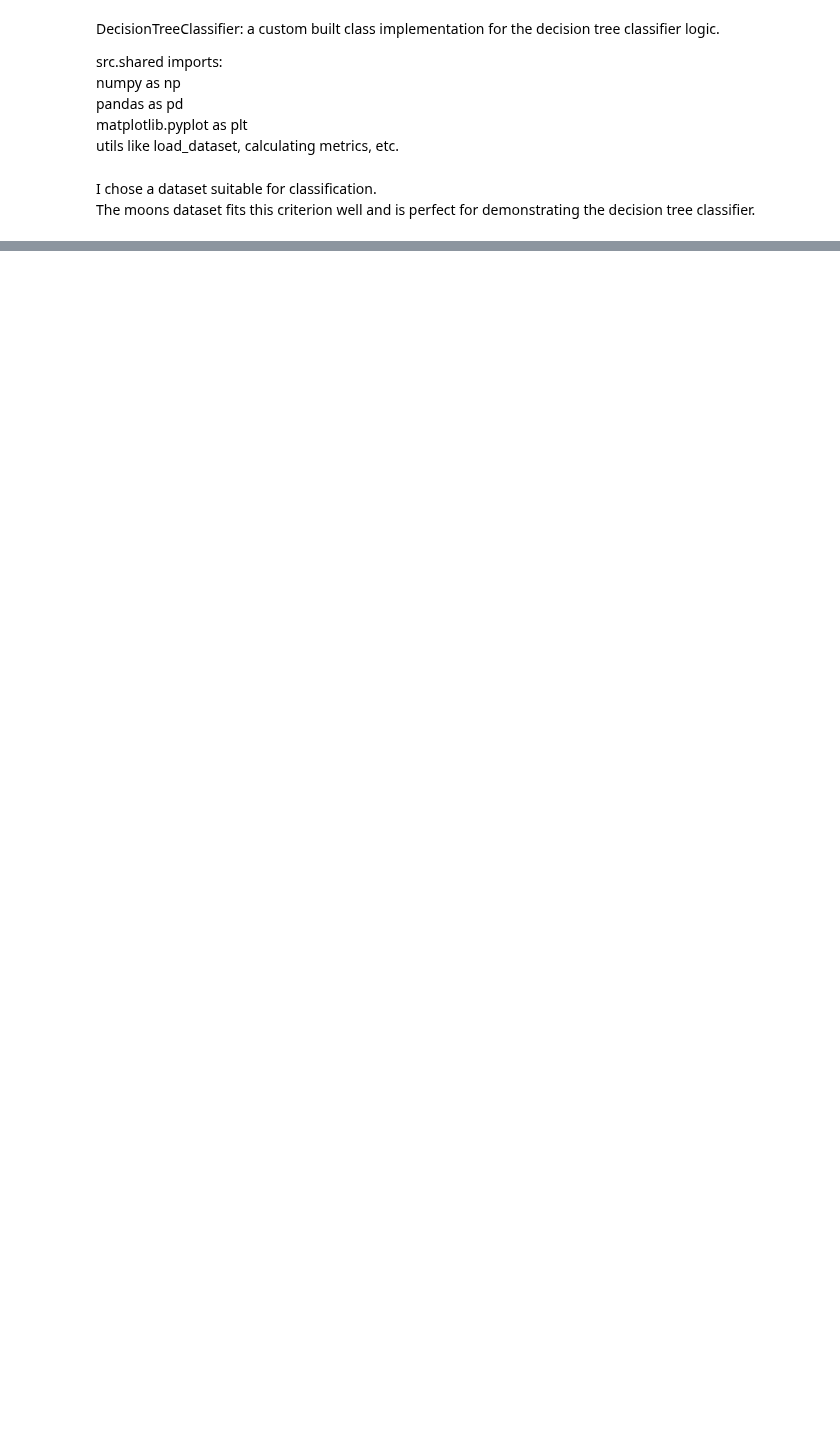
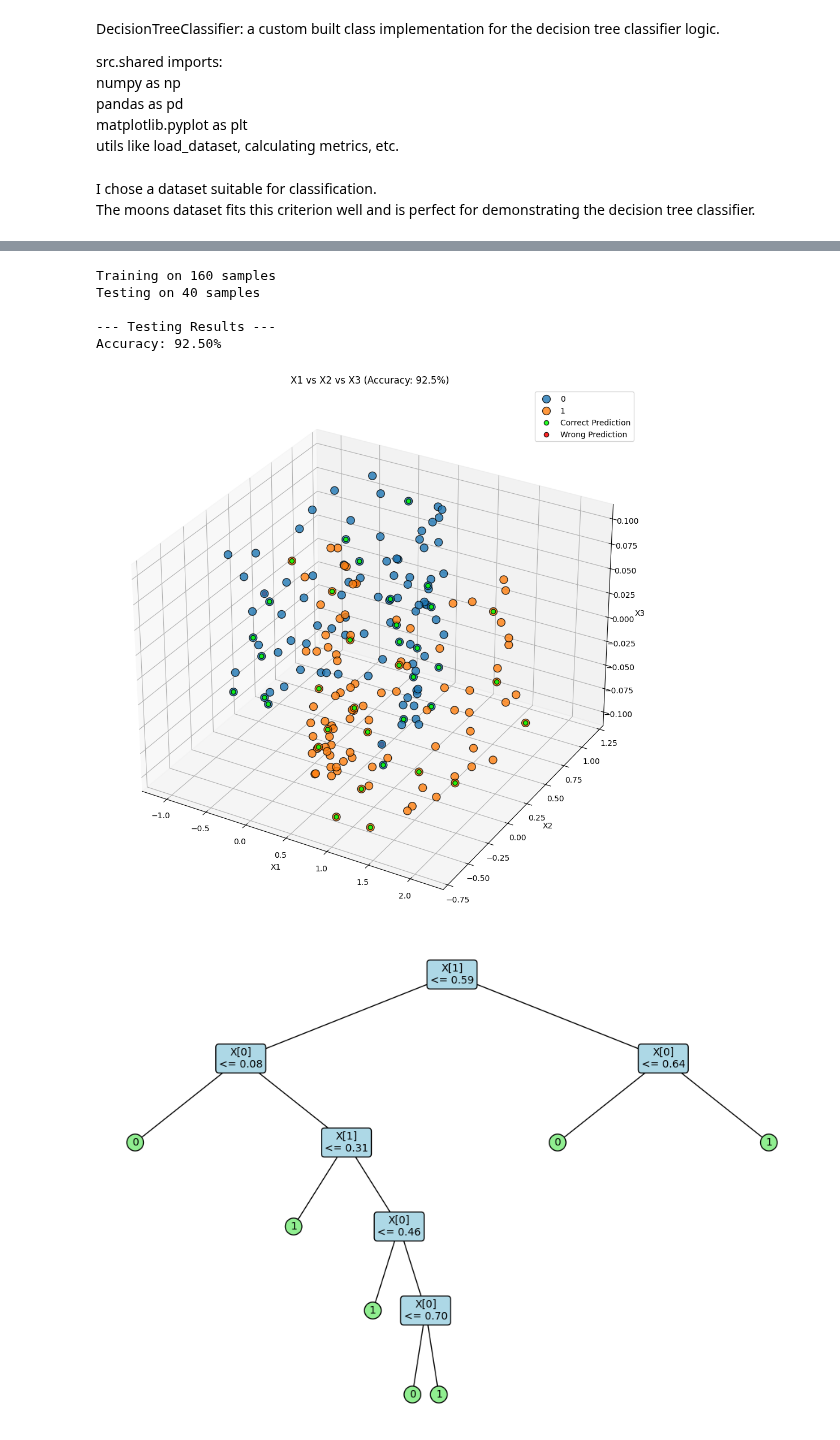
Before and after one commit to YaliMagdasy/ml-models-and-usage, a Jupyter notebook: notebooks/classification/decision_tree.ipynb, the cells around one changed output, grey strips where cells are left out. Saved outputs shown, nothing was run; the diff lists cells and outputs as text; code cells hidden in the pictures; blank space fills up the shorter version.

Commit message:
Added visualzation

```diff
--- a/notebooks/classification/decision_tree.ipynb
+++ b/notebooks/classification/decision_tree.ipynb
@@ -90,30 +110,99 @@ X = df.drop('label', axis=1).values
 y = df['label'].values
 
 
 # --- 2. Split Data for training & testing ---
 X_train, X_test, y_train, y_test = train_test_split(X, y, test_size=0.2, random_state=None)
 
 
 # Normalize features to 0-1 range for better performance
 train_min = X_train.min(axis=0)
 train_range = X_train.max(axis=0) - train_min + 1e-15
 
 X_train = (X_train - train_min) / train_range
 X_test = (X_test - train_min) / train_range
 
 
 # --- 3. Training ---
 print(f"Training on {len(X_train)} samples")
 
 model = DecisionTreeClassifier()
 model.fit(X_train, y_train)
 
 
 # --- 4. Evaluation ---
 print(f"Testing on {len(X_test)} samples")
 
 print("\n--- Testing Results ---")
 predictions = model.predict(X_test)
 
 accuracy = Metrics.accuracy(y_test, predictions)
 print(f"Accuracy: {accuracy * 100:.2f}%")
+
+
+# --- 5. Visualization ---
+fig = plt.figure(figsize=(10, 10))
+ax = plt.subplot(111, projection='3d')
+
+for name, group in df.groupby('label'):
+    ax.scatter(
+        xs=group['X1'],
+        ys=group['X2'],
+        zs=group['X3'],
+        label=name,
+        edgecolors='black',
+        alpha=0.8,
+        s=100
+    )
+
+X_test_orig = X_test * train_range + train_min
+
+test_x1 = X_test_orig[:, 0]
+test_x2 = X_test_orig[:, 1]
+test_x3 = X_test_orig[:, 2]
+
+correct_mask = (predictions == y_test)
+ax.scatter(
+    xs=test_x1[correct_mask],
+    ys=test_x2[correct_mask],
+    zs=test_x3[correct_mask],
+    label="Correct Prediction",
+    c='lime',
+    edgecolors='black',
+    alpha=0.85,
+    s=35,
+    zorder=5
+)
+
+wrong_mask = (predictions != y_test)
+ax.scatter(
+    xs=test_x1[wrong_mask],
+    ys=test_x2[wrong_mask],
+    zs=test_x3[wrong_mask],
+    label="Wrong Prediction",
+    c='red',
+    edgecolors='black',
+    alpha=0.85,
+    s=35,
+    zorder=5
+)
+
+ax.set_title(f"X1 vs X2 vs X3 (Accuracy: {accuracy*100:.1f}%)")
+ax.set_xlabel('X1')
+ax.set_ylabel('X2')
+ax.set_zlabel('X3')
+
+ax.legend()
+plt.tight_layout()
+plt.show()
+
+
+
+model.print_tree()
+# %% [output]
+Training on 160 samples
+Testing on 40 samples
+
+--- Testing Results ---
+Accuracy: 92.50%
+[figure, added]
+[figure, added]
```
Also changed, not shown: parts of 1 cell of this notebook.
